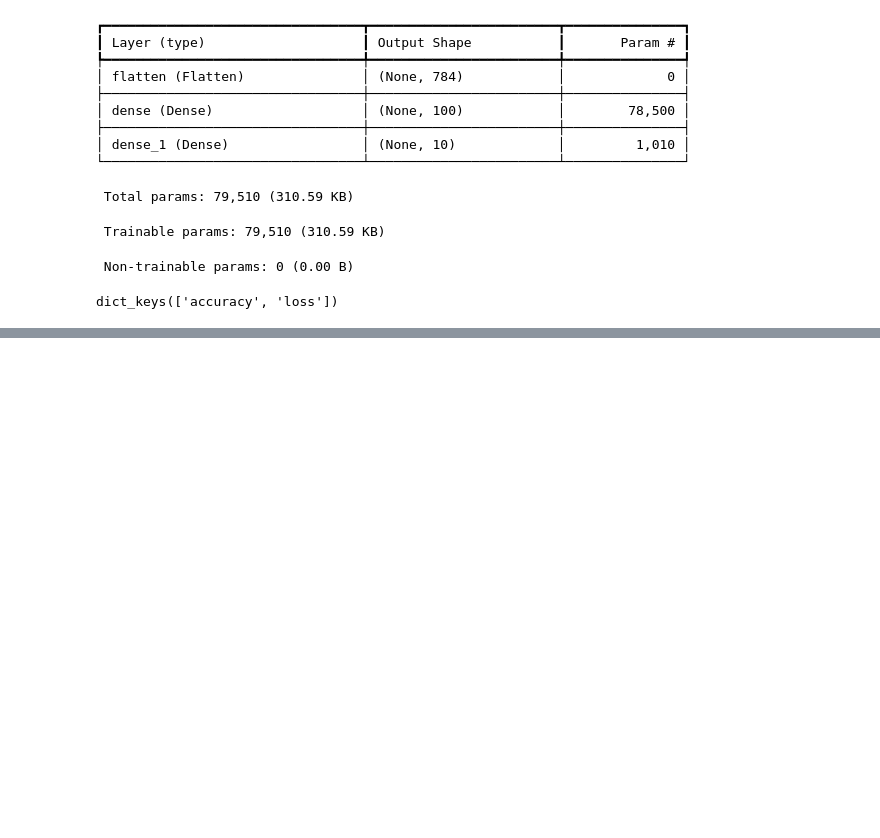
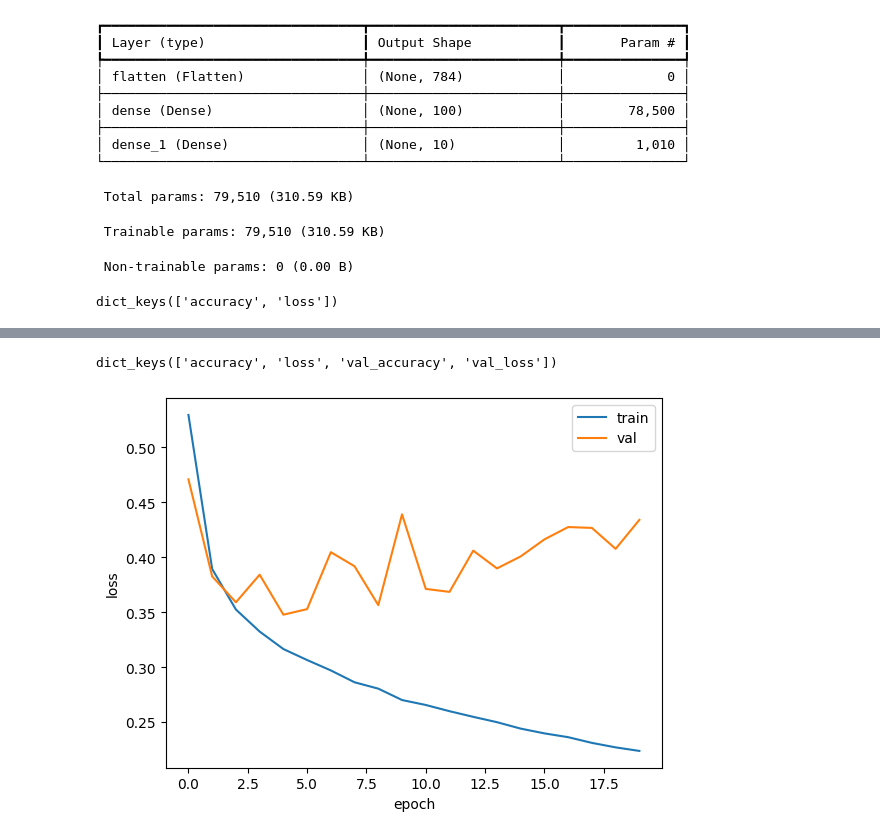
Before and after one commit to Junha9/AI, a Jupyter notebook: Self_Learning_ML_DL/Chapter_07_3.ipynb, the cells around one changed output, grey strips where cells are left out. Drawn from its saved outputs; the diff is of its cells as text; code cells hidden in the pictures; blank space fills up the shorter version.

```diff
--- a/Self_Learning_ML_DL/Chapter_07_3.ipynb
+++ b/Self_Learning_ML_DL/Chapter_07_3.ipynb
@@ -90,3 +91,18 @@ plt.show()
 model = model_fn()
 model.compile(loss='sparse_categorical_crossentropy', metrics=['accuracy'])
 history = model.fit(train_scaled, train_target, epochs=20, verbose=0, validation_data=(val_scaled, val_target))
+# %%
+# Let's check the keys of history
+print(history.history.keys())
+# %% [output]
+dict_keys(['accuracy', 'loss', 'val_accuracy', 'val_loss'])
+# %%
+# Check the loss for train and validation set. it seems overfitting is happening after epoch 5.
+plt.plot(history.history['loss'], label='train')
+plt.plot(history.history['val_loss'], label='val')
+plt.xlabel('epoch')
+plt.ylabel('loss')
+plt.legend()
+plt.show()
+# %% [output]
+[figure, added]
```
Also changed, not shown: parts of 19 cells of this notebook.
